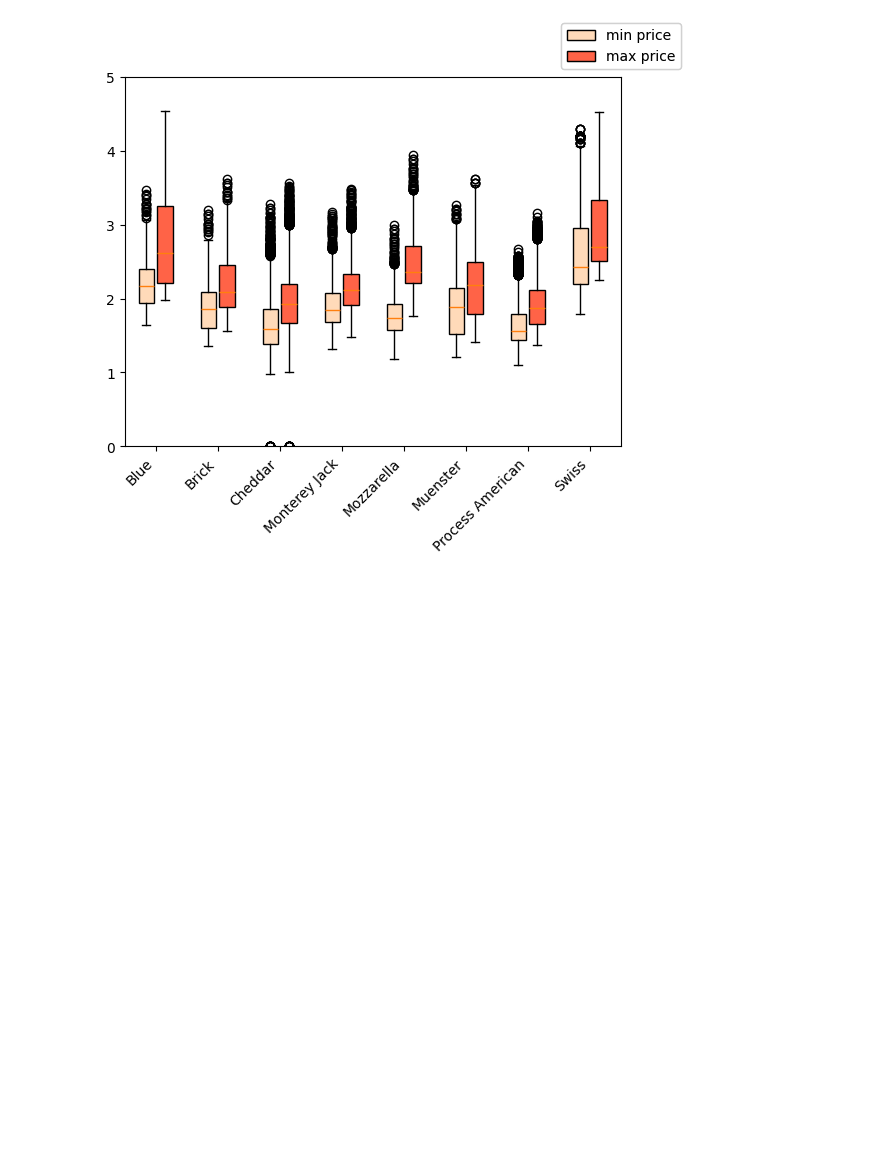
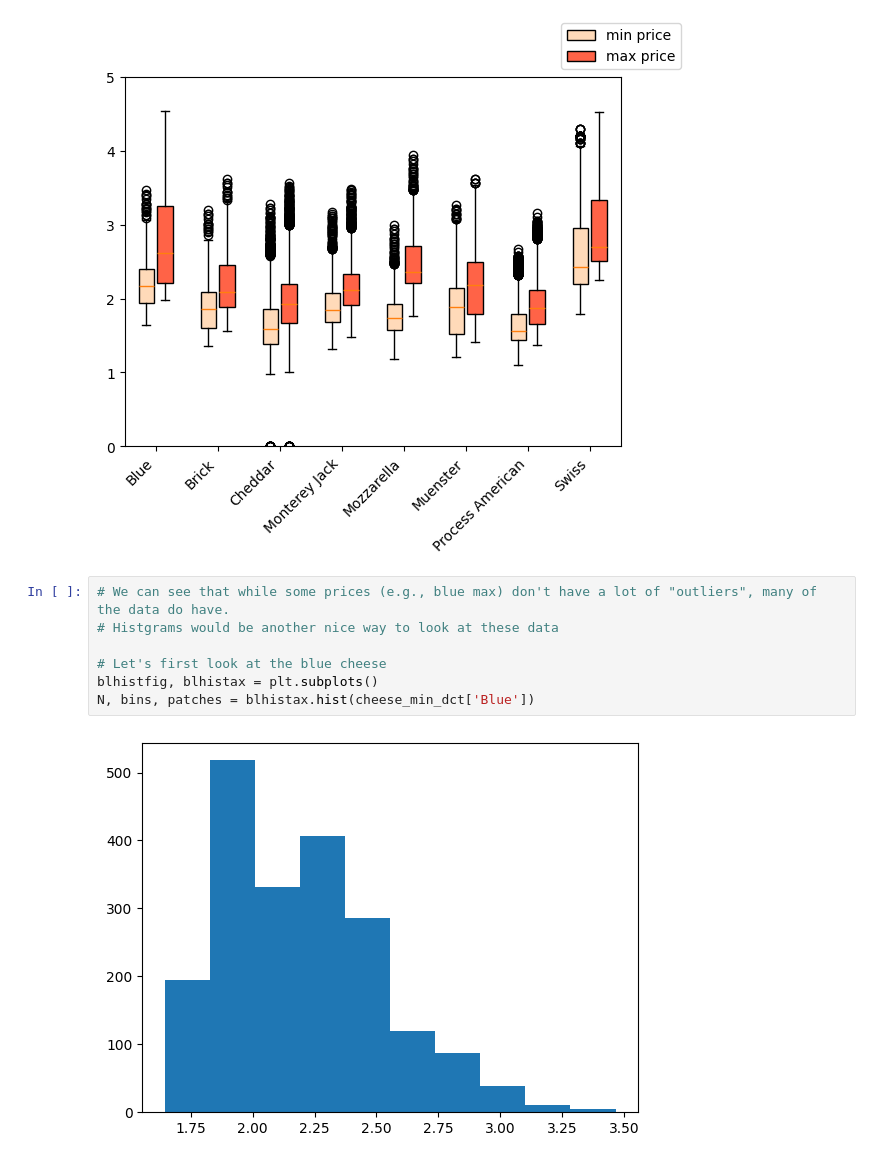
Before and after one commit to yalinli2/EnvEtools, a Jupyter notebook: course_modules/2_USDA_MyMarketNews_Python.ipynb, the cells around one changed output. Drawn from its saved outputs; the diff is of its cells as text; blank space fills up the shorter version.

```diff
--- a/course_modules/2_USDA_MyMarketNews_Python.ipynb
+++ b/course_modules/2_USDA_MyMarketNews_Python.ipynb
@@ -724,3 +727,12 @@ bpfig2
 # Note there are still 0s in the cheddar data that seem to be outliers, we should remove them as well.
 # %% [output]
 [figure]
+# %%
+# We can see that while some prices (e.g., blue max) don't have a lot of "outliers", many of the data do have.
+# Histgrams would be another nice way to look at these data
+
+# Let's first look at the blue cheese
+blhistfig, blhistax = plt.subplots()
+N, bins, patches = blhistax.hist(cheese_min_dct['Blue'])
+# %% [output]
+[figure, added]
```
Also changed, not shown: parts of 5 cells of this notebook, 1 other file.
